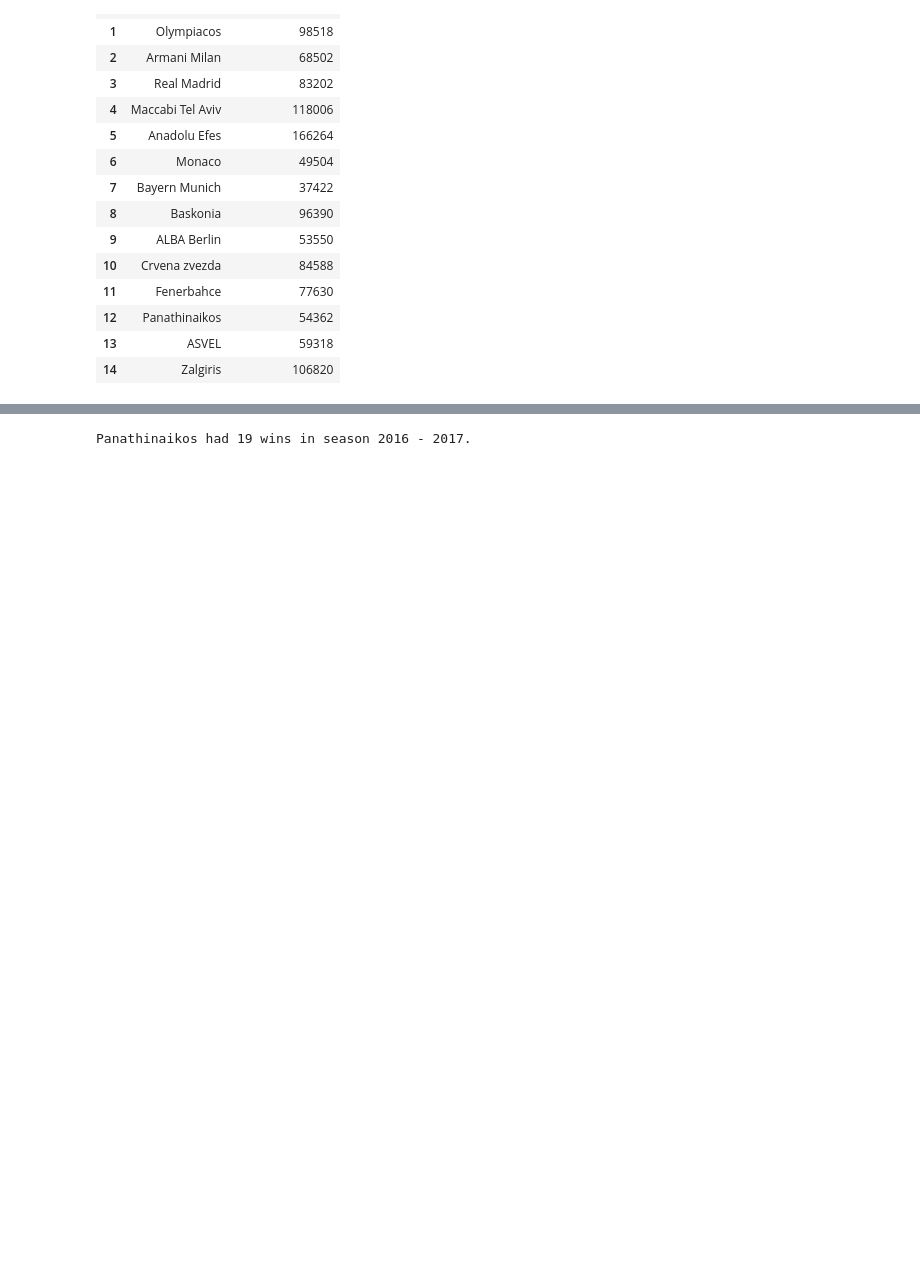
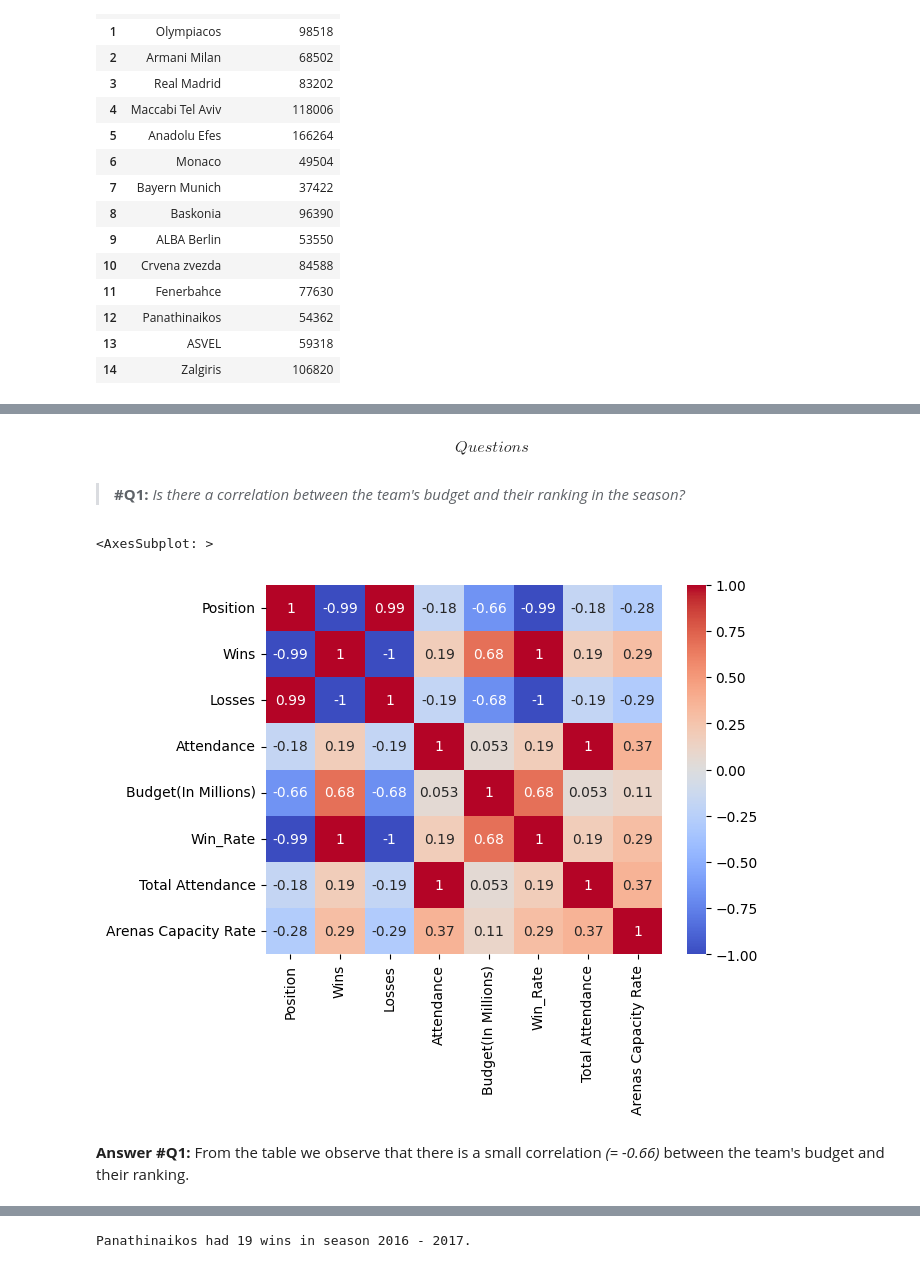
Before and after one commit to ChrisDiamantis99/Euroleague, a Jupyter notebook: euroleague.ipynb, the cells around one changed output, grey strips where cells are left out. Drawn from its saved outputs; the diff is of its cells as text; code cells hidden in the pictures; blank space fills up the shorter version.

```diff
--- a/euroleague.ipynb
+++ b/euroleague.ipynb
@@ -629,4 +749,4 @@ Calculating Win Rate(%)
 # %%
 win_rate = season_2021_2022["Wins"] / 28 #total games that every team played
 percentage = np.round(win_rate * 100, 2)
-season_2021_2022.insert(loc = 9, column = "Win Rate", value = percentage)
+season_2021_2022.insert(loc = 9, column = "Win_Rate", value = percentage)
@@ -722,0 +856,14 @@ season_2021_2022.sort_values("Arenas Capacity Rate", ascending= False)
+# %% [markdown]
+$$
+Questions
+$$
+# %% [markdown]
+>**#Q1:** *Is there a correlation between the team's budget and their ranking in the season?*
+# %%
+corr21_22 = season_2021_2022.corr()
+sns.heatmap(corr21_22, cmap = 'coolwarm', annot = True )
+# %% [output]
+<AxesSubplot: >
+[figure, added]
+# %% [markdown]
+**Answer #Q1:** From the table we observe that there is a small correlation *(= -0.66)* between the team's budget and their ranking.
```
Also changed, not shown: parts of 108 cells of this notebook.
